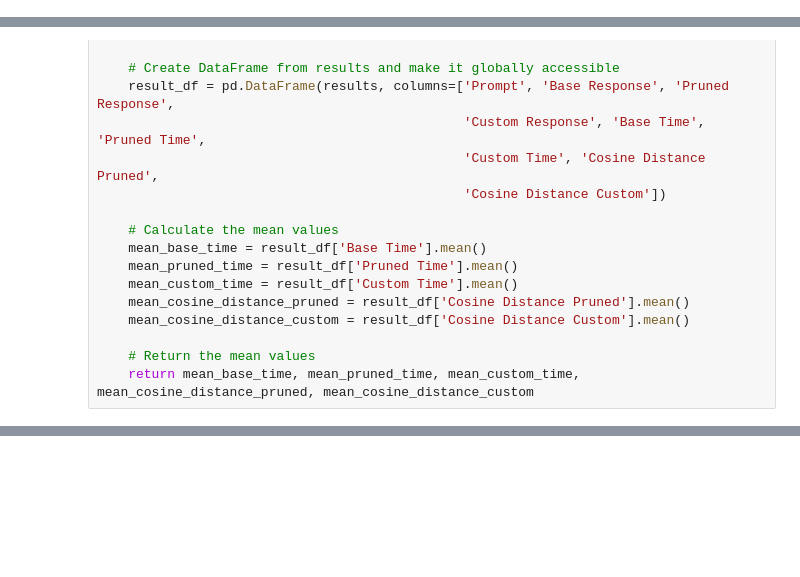
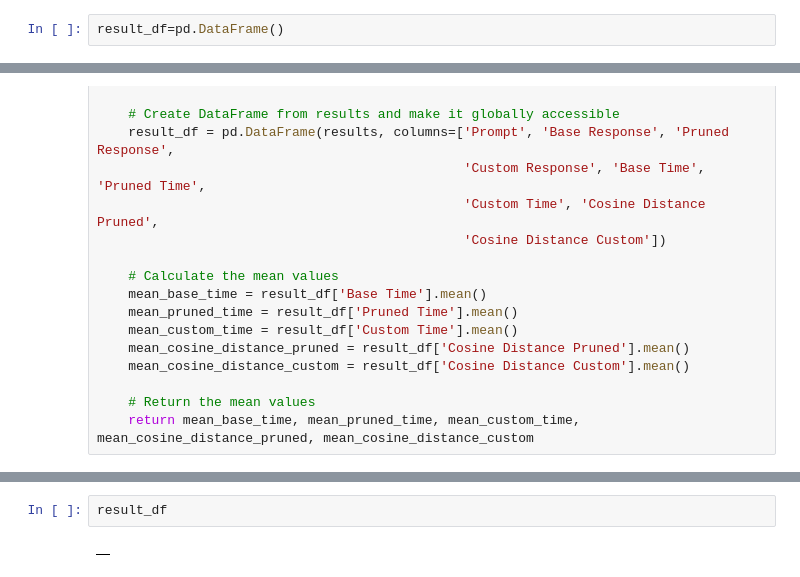
Before and after one commit to peremartra/LLMOptCost, a Jupyter notebook: 11/11-BatchGradioInterface.ipynb, the cells around one changed output, grey strips where cells are left out. Saved outputs shown, nothing was run; the diff lists cells and outputs as text; blank space fills up the shorter version.

```diff
--- a/11/11-BatchGradioInterface.ipynb
+++ b/11/11-BatchGradioInterface.ipynb
@@ -37,6 +37,8 @@ def calculate_cosine_distance(text1, text2):
     embedding2 = embedding_model.encode(text2)
     distance = cosine(embedding1, embedding2)
     return distance
+# %%
+result_df=pd.DataFrame()
 # %%
 def process_csv(file):
     global result_df  # Make result_df accessible globally
@@ -140,0 +150,4 @@ This share link expires in 72 hours. For free permanent hosting and GPU upgrades
+# %%
+result_df
+# %% [output]
+|  |
```
Also changed, not shown: parts of 4 cells of this notebook.
